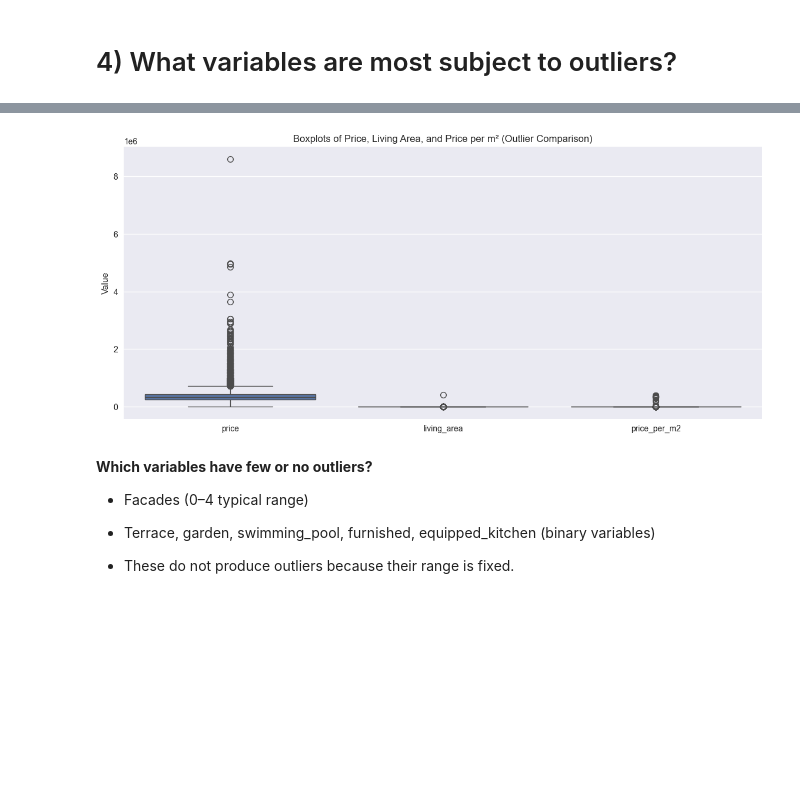
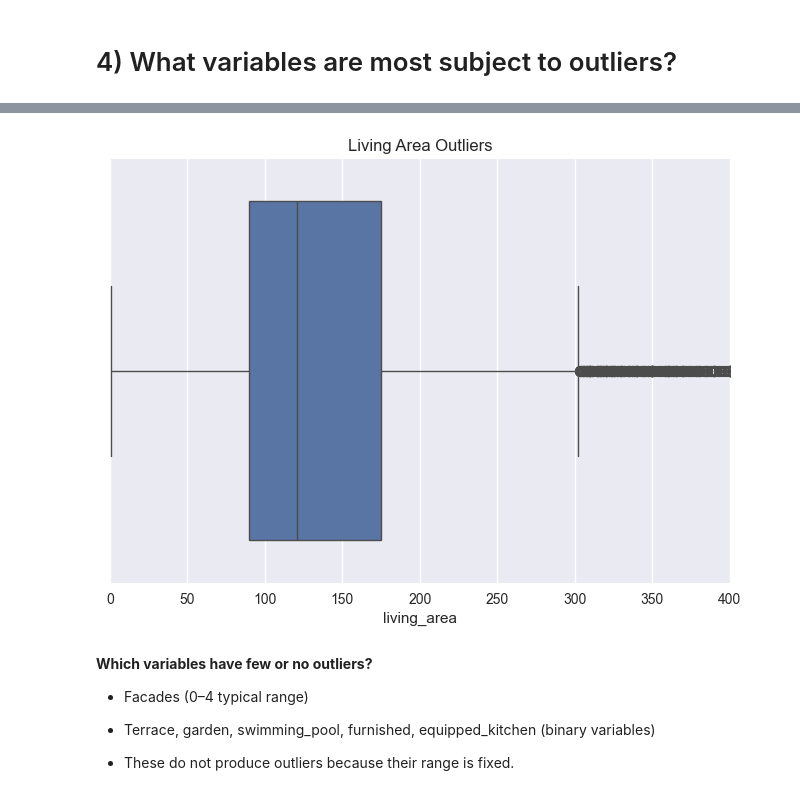
Before and after one commit to Hamideh-B-H/immo-eliza-team-horses-analysis, a Jupyter notebook: analysis/welde/data-cleaning.ipynb, the cells around one changed output, grey strips where cells are left out. Cells and saved outputs as stored; diff of their text form; code cells hidden in the pictures; blank space fills up the shorter version.

Commit message:
plots and analysis

```diff
--- a/analysis/welde/data-cleaning.ipynb
+++ b/analysis/welde/data-cleaning.ipynb
@@ -499,24 +429,11 @@ outlier_counts
 # %%
 # boxplots
-
-# Make a safe working copy
-df_plot = df.copy()
-
-# Compute price per m² safely
-df_plot["price_per_m2"] = df_plot["price"] / df_plot["living_area"]
-
-# Select variables for outlier comparison
-cols = ["price", "living_area", "price_per_m2"]
-
-plt.figure(figsize=(14,6))
-
-sns.boxplot(data=df_plot[cols])
-plt.title("Boxplots of Price, Living Area, and Price per m² (Outlier Comparison)")
-plt.ylabel("Value")
-
+sns.boxplot(x=df_clean["living_area"])
+plt.xlim(0, 400)  # hide insane outliers for clarity
+plt.title("Living Area Outliers")
 plt.show()
 # %% [output]
-[figure, old version]
+[figure, new version]
 # %% [markdown]
 <b>          Which variables have few or no outliers?
 
```
Also changed, not shown: parts of 31 cells of this notebook, 1 other file.
